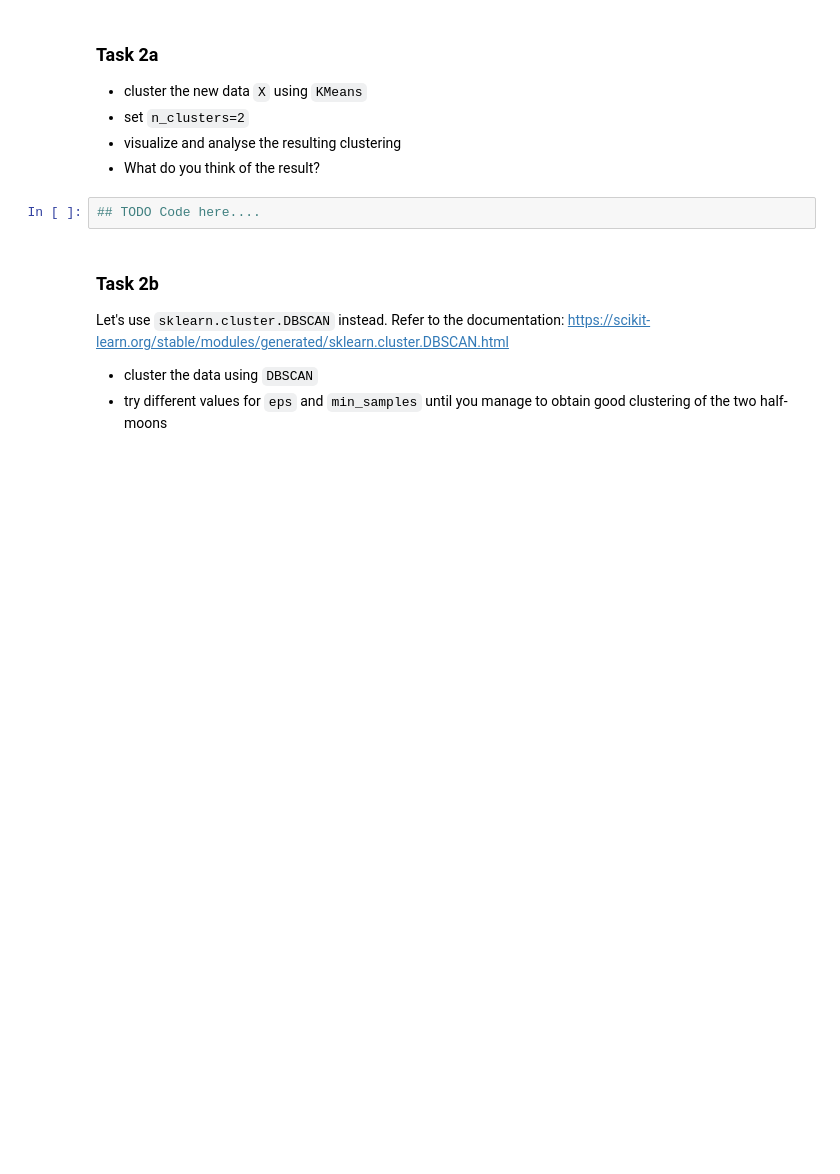
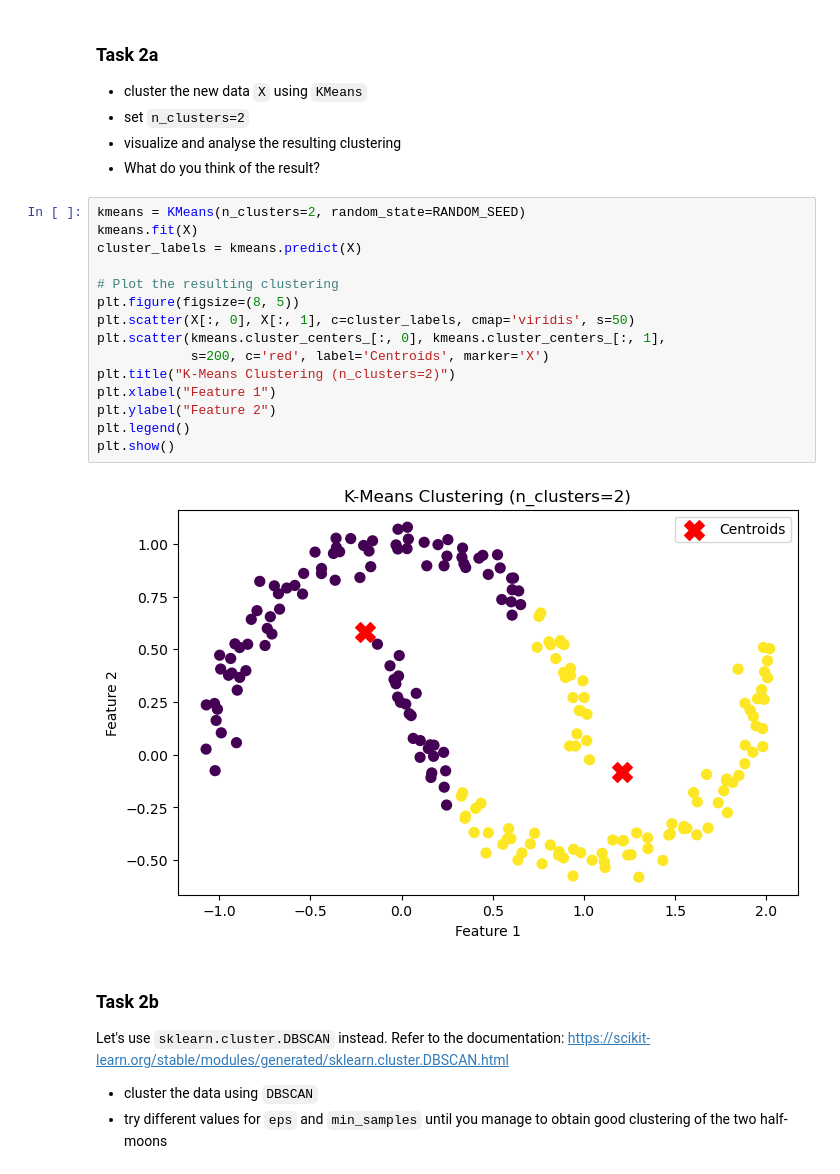
Before and after one commit to michamettler/zhaw-mldm, a Jupyter notebook: L11/L12_Clustering_Assignment.ipynb, the cells around one changed output. Drawn from its saved outputs; the diff is of its cells as text; blank space fills up the shorter version.

```diff
--- a/L11/L12_Clustering_Assignment.ipynb
+++ b/L11/L12_Clustering_Assignment.ipynb
@@ -78,8 +142,23 @@ plt.scatter(X[:, 0], X[:, 1], s=50)
 * set `n_clusters=2`
 * visualize and analyse the resulting clustering
 * What do you think of the result?
-# %%
-## TODO Code here....
+# %%
+kmeans = KMeans(n_clusters=2, random_state=RANDOM_SEED)
+kmeans.fit(X)
+cluster_labels = kmeans.predict(X)
+
+# Plot the resulting clustering
+plt.figure(figsize=(8, 5))
+plt.scatter(X[:, 0], X[:, 1], c=cluster_labels, cmap='viridis', s=50)
+plt.scatter(kmeans.cluster_centers_[:, 0], kmeans.cluster_centers_[:, 1],
+            s=200, c='red', label='Centroids', marker='X')
+plt.title("K-Means Clustering (n_clusters=2)")
+plt.xlabel("Feature 1")
+plt.ylabel("Feature 2")
+plt.legend()
+plt.show()
+# %% [output]
+[figure, added]
 # %% [markdown]
 ### Task 2b
 
```
Also changed, not shown: parts of 13 cells of this notebook, 1 other file.
